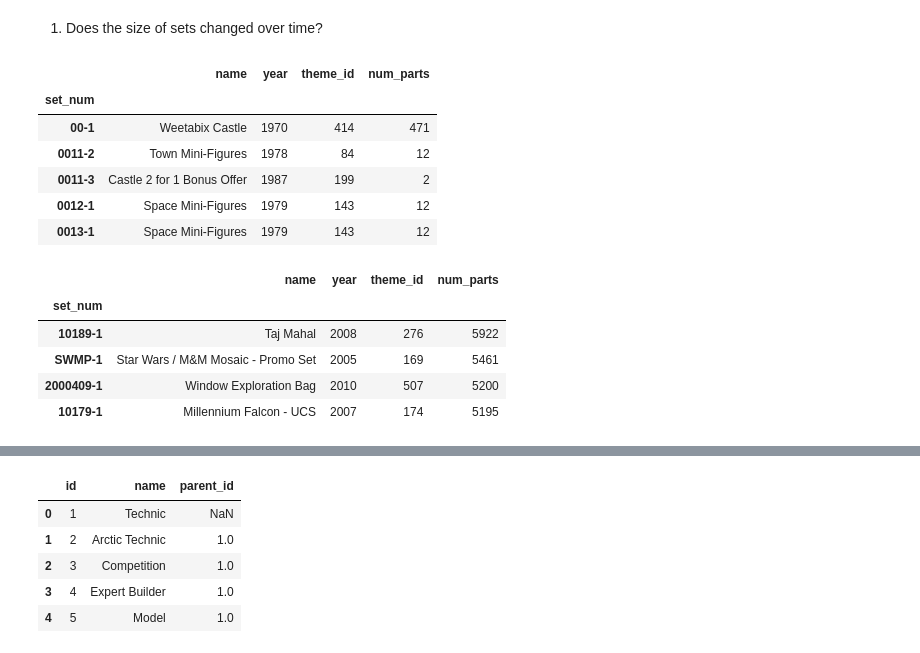
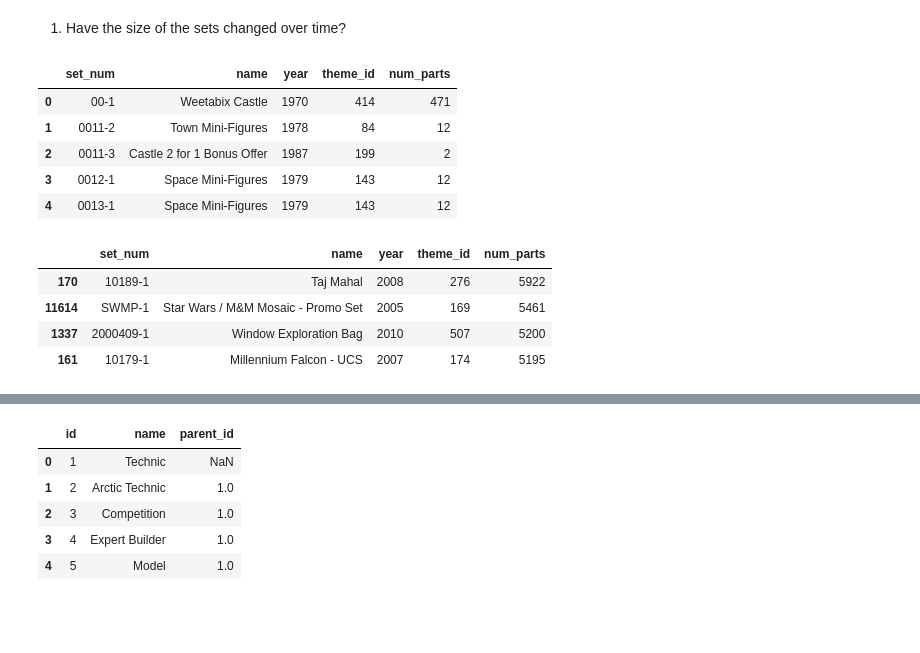
Before and after one commit to t-lambert/LEGO, a Jupyter notebook: 1_LEGO's_colors.ipynb, the cells around one changed output, grey strips where cells are left out. Saved outputs shown, nothing was run; the diff lists cells and outputs as text; code cells hidden in the pictures; blank space fills up the shorter version.

Commit message:
Kaggle Notebook | Lego - What a wonderful word (of colors) | Version 1

```diff
--- a/1_LEGO's_colors.ipynb
+++ b/1_LEGO's_colors.ipynb
@@ -7,24 +7,22 @@ import scipy as sp
 import warnings
 warnings.filterwarnings('ignore')
 # %% [markdown]
-1. Does the size of sets changed over time?
+1. Have the size of the sets changed over time?
 # %%
-df_sets = pd.read_csv("/kaggle/input/lego-database/sets.csv", index_col = 'set_num')
+df_sets = pd.read_csv("/kaggle/input/lego-database/sets.csv")
 df_sets.head()
 # %% [output]
-|  | name | year | theme_id | num_parts |
-| set_num |  |  |  |  |
-| 00-1 | Weetabix Castle | 1970 | 414 | 471 |
-| 0011-2 | Town Mini-Figures | 1978 | 84 | 12 |
-| 0011-3 | Castle 2 for 1 Bonus Offer | 1987 | 199 | 2 |
-| 0012-1 | Space Mini-Figures | 1979 | 143 | 12 |
-| 0013-1 | Space Mini-Figures | 1979 | 143 | 12 |
+|  | set_num | name | year | theme_id | num_parts |
+| 0 | 00-1 | Weetabix Castle | 1970 | 414 | 471 |
+| 1 | 0011-2 | Town Mini-Figures | 1978 | 84 | 12 |
+| 2 | 0011-3 | Castle 2 for 1 Bonus Offer | 1987 | 199 | 2 |
+| 3 | 0012-1 | Space Mini-Figures | 1979 | 143 | 12 |
+| 4 | 0013-1 | Space Mini-Figures | 1979 | 143 | 12 |
 # %%
 df_sets.sort_values(by='num_parts', ascending = False)[0:4]
 # %% [output]
-|  | name | year | theme_id | num_parts |
-| set_num |  |  |  |  |
-| 10189-1 | Taj Mahal | 2008 | 276 | 5922 |
-| SWMP-1 | Star Wars / M&M Mosaic - Promo Set | 2005 | 169 | 5461 |
-| 2000409-1 | Window Exploration Bag | 2010 | 507 | 5200 |
-| 10179-1 | Millennium Falcon - UCS | 2007 | 174 | 5195 |
+|  | set_num | name | year | theme_id | num_parts |
+| 170 | 10189-1 | Taj Mahal | 2008 | 276 | 5922 |
+| 11614 | SWMP-1 | Star Wars / M&M Mosaic - Promo Set | 2005 | 169 | 5461 |
+| 1337 | 2000409-1 | Window Exploration Bag | 2010 | 507 | 5200 |
+| 161 | 10179-1 | Millennium Falcon - UCS | 2007 | 174 | 5195 |
```
Also changed, not shown: parts of 8 cells of this notebook.
